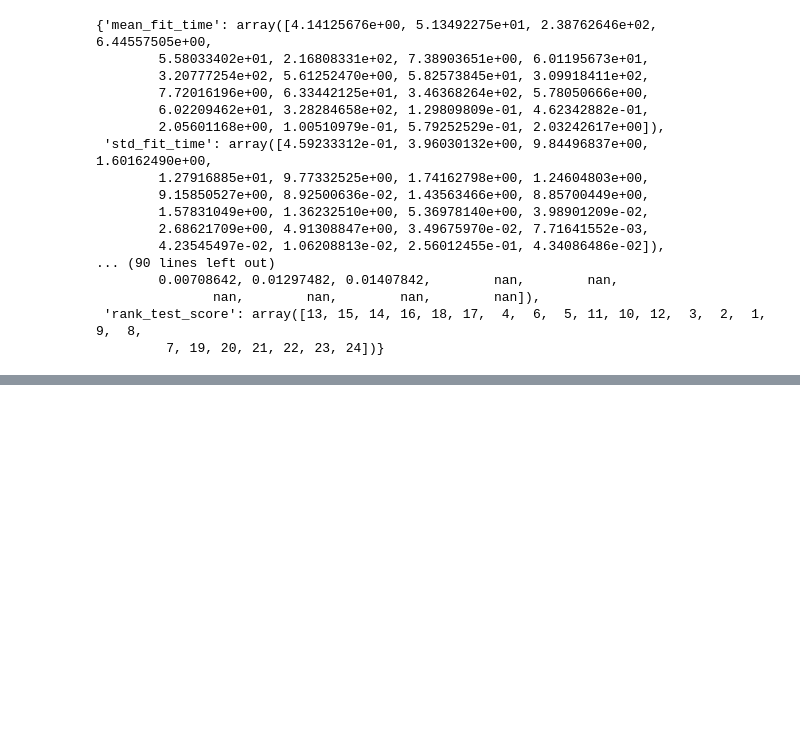
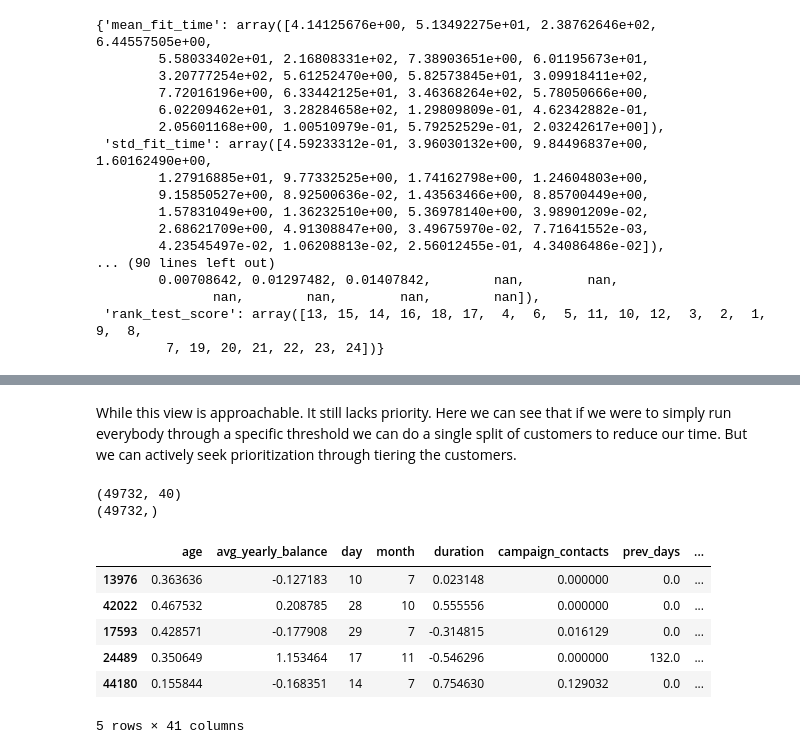
Before and after one commit to ElijahSeeley/Springboard, a Jupyter notebook: Capstone_Term_Deposit_Predictability/Hyperparameter_tuning_and_model_final.ipynb, the cells around one changed output, grey strips where cells are left out. Saved outputs shown, nothing was run; the diff lists cells and outputs as text; code cells hidden in the pictures; blank space fills up the shorter version.

Commit message:
Released improve model and tiering system

```diff
--- a/Capstone_Term_Deposit_Predictability/Hyperparameter_tuning_and_model_final.ipynb
+++ b/Capstone_Term_Deposit_Predictability/Hyperparameter_tuning_and_model_final.ipynb
@@ -221,0 +345,23 @@ TypeError: '<=' not supported between instances of 'str' and 'int'
+# %% [markdown]
+While this view is approachable. It still lacks priority. Here we can see that if we were to simply run everybody through a specific threshold we can do a single split of customers to reduce our time. But we can actively seek prioritization through tiering the customers.
+# %%
+X_whole = pd.concat([X_train, X_test])
+print(X_whole.shape)
+y_whole = pd.concat([y_train, y_test])
+print(y_whole.shape)
+# %% [output]
+(49732, 40)
+(49732,)
+# %%
+rfc_whole_proba = rfc_best.predict_proba(X_whole)
+X_whole['probability'] = rfc_whole_proba[:,1]
+X_whole['probability'] = X_whole['probability'].round(3)
+X_whole.head()
+# %% [output]
+|  | age | avg_yearly_balance | day | month | duration | campaign_contacts | prev_days | ... |
+| 13976 | 0.363636 | -0.127183 | 10 | 7 | 0.023148 | 0.000000 | 0.0 | ... |
+| 42022 | 0.467532 | 0.208785 | 28 | 10 | 0.555556 | 0.000000 | 0.0 | ... |
+| 17593 | 0.428571 | -0.177908 | 29 | 7 | -0.314815 | 0.016129 | 0.0 | ... |
+| 24489 | 0.350649 | 1.153464 | 17 | 11 | -0.546296 | 0.000000 | 132.0 | ... |
+| 44180 | 0.155844 | -0.168351 | 14 | 7 | 0.754630 | 0.129032 | 0.0 | ... |
+5 rows × 41 columns
```
Also changed, not shown: parts of 13 cells of this notebook.
